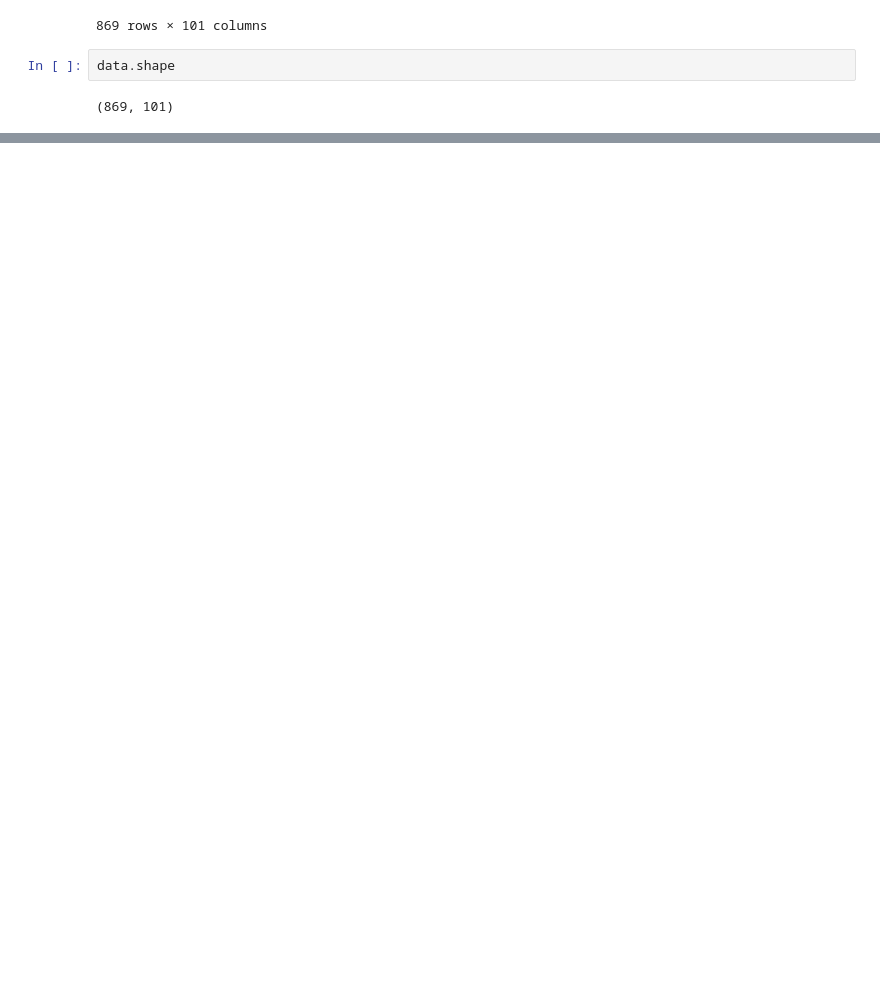
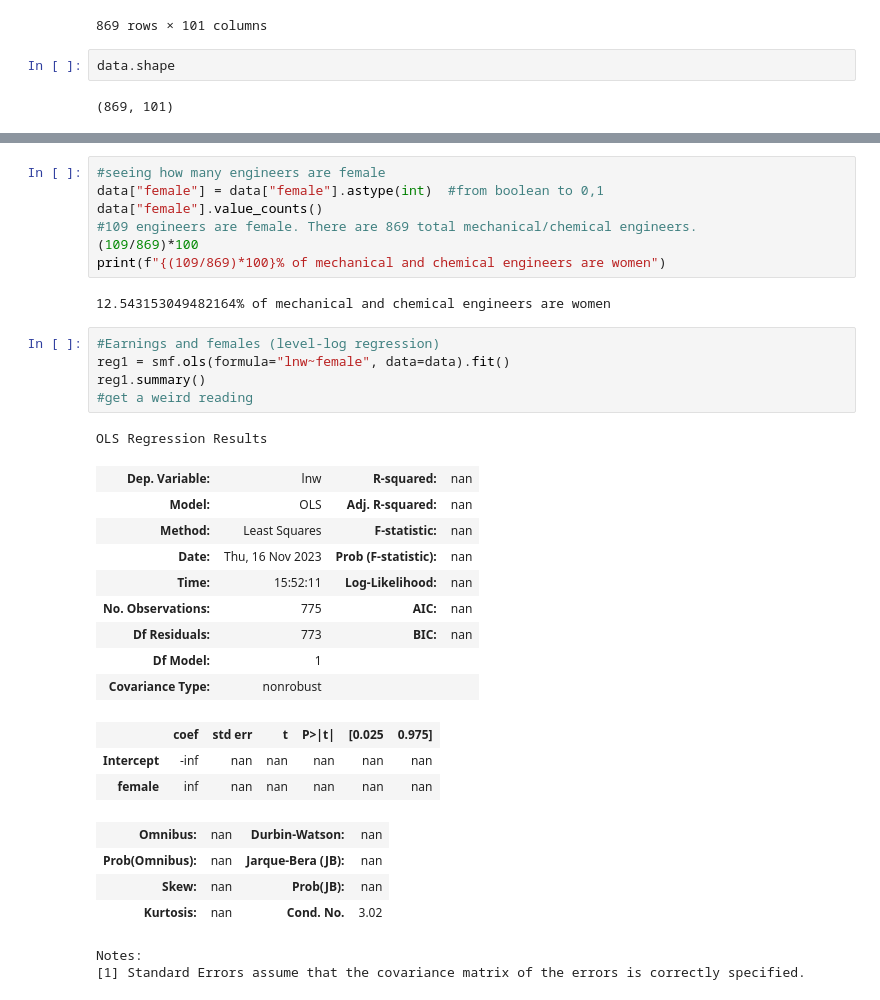
Before and after one commit to corinne167225/DataAnalysis2, a Jupyter notebook: Assignment1.ipynb, the cells around one changed output, grey strips where cells are left out. Saved outputs shown, nothing was run; the diff lists cells and outputs as text; blank space fills up the shorter version.

```diff
--- a/Assignment1.ipynb
+++ b/Assignment1.ipynb
@@ -114,0 +144,34 @@ data.shape
+# %%
+#seeing how many engineers are female
+data["female"] = data["female"].astype(int)  #from boolean to 0,1
+data["female"].value_counts()
+#109 engineers are female. There are 869 total mechanical/chemical engineers.
+(109/869)*100
+print(f"{(109/869)*100}% of mechanical and chemical engineers are women")
+# %% [output]
+12.543153049482164% of mechanical and chemical engineers are women
+# %%
+#Earnings and females (level-log regression)
+reg1 = smf.ols(formula="lnw~female", data=data).fit()
+reg1.summary()
+#get a weird reading
+# %% [output]
+OLS Regression Results
+| Dep. Variable: | lnw | R-squared: | nan |
+| Model: | OLS | Adj. R-squared: | nan |
+| Method: | Least Squares | F-statistic: | nan |
+| Date: | Thu, 16 Nov 2023 | Prob (F-statistic): | nan |
+| Time: | 15:52:11 | Log-Likelihood: | nan |
+| No. Observations: | 775 | AIC: | nan |
+| Df Residuals: | 773 | BIC: | nan |
+| Df Model: | 1 |  |  |
+| Covariance Type: | nonrobust |  |  |
+|  | coef | std err | t | P>|t| | [0.025 | 0.975] |
+| Intercept | -inf | nan | nan | nan | nan | nan |
+| female | inf | nan | nan | nan | nan | nan |
+| Omnibus: | nan | Durbin-Watson: | nan |
+| Prob(Omnibus): | nan | Jarque-Bera (JB): | nan |
+| Skew: | nan | Prob(JB): | nan |
+| Kurtosis: | nan | Cond. No. | 3.02 |
+Notes:
+[1] Standard Errors assume that the covariance matrix of the errors is correctly specified.
```
Also changed, not shown: parts of 6 cells of this notebook.
